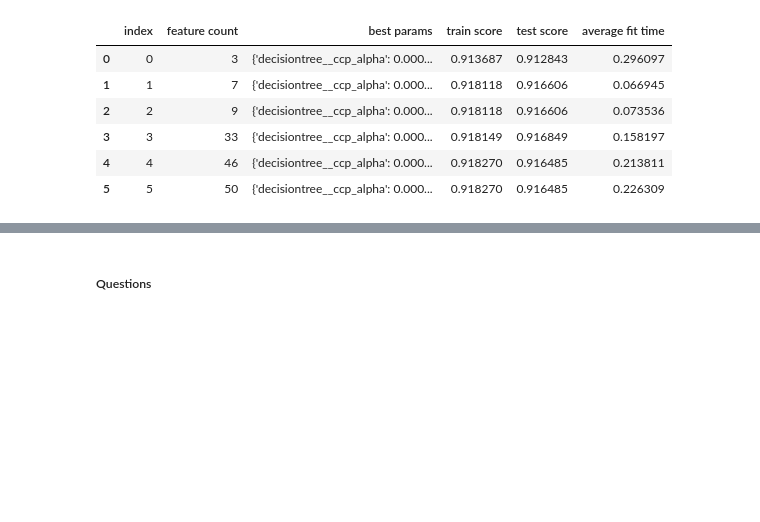
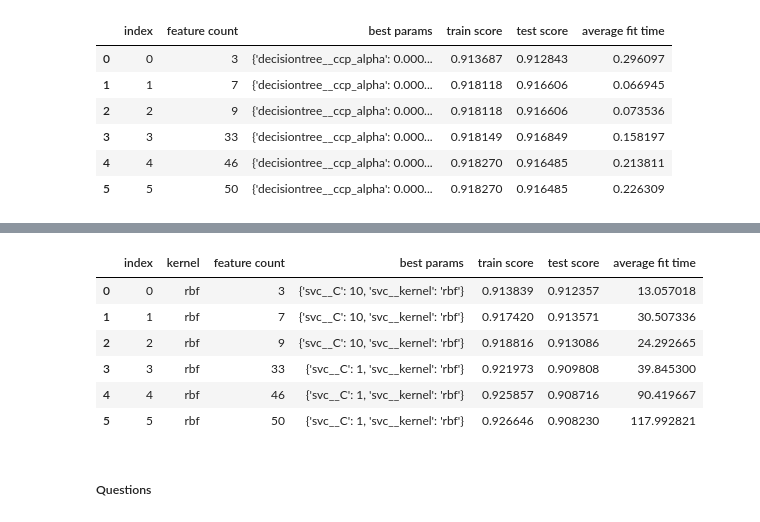
Before and after one commit to codemonkey1101/module-17, a Jupyter notebook: prompt_III.ipynb, the cells around one changed output, grey strips where cells are left out. Saved outputs shown, nothing was run; the diff lists cells and outputs as text; code cells hidden in the pictures; blank space fills up the shorter version.

```diff
--- a/prompt_III.ipynb
+++ b/prompt_III.ipynb
@@ -799,0 +872,11 @@ dtc_results_df
+# %%
+svc_results_df = pd.read_json('data/svc_model_results_df.json')
+svc_results_df
+# %% [output]
+|  | index | kernel | feature count | best params | train score | test score | average fit time |
+| 0 | 0 | rbf | 3 | {'svc__C': 10, 'svc__kernel': 'rbf'} | 0.913839 | 0.912357 | 13.057018 |
+| 1 | 1 | rbf | 7 | {'svc__C': 10, 'svc__kernel': 'rbf'} | 0.917420 | 0.913571 | 30.507336 |
+| 2 | 2 | rbf | 9 | {'svc__C': 10, 'svc__kernel': 'rbf'} | 0.918816 | 0.913086 | 24.292665 |
+| 3 | 3 | rbf | 33 | {'svc__C': 1, 'svc__kernel': 'rbf'} | 0.921973 | 0.909808 | 39.845300 |
+| 4 | 4 | rbf | 46 | {'svc__C': 1, 'svc__kernel': 'rbf'} | 0.925857 | 0.908716 | 90.419667 |
+| 5 | 5 | rbf | 50 | {'svc__C': 1, 'svc__kernel': 'rbf'} | 0.926646 | 0.908230 | 117.992821 |
```
Also changed, not shown: parts of 6 cells of this notebook, 2 other files.
